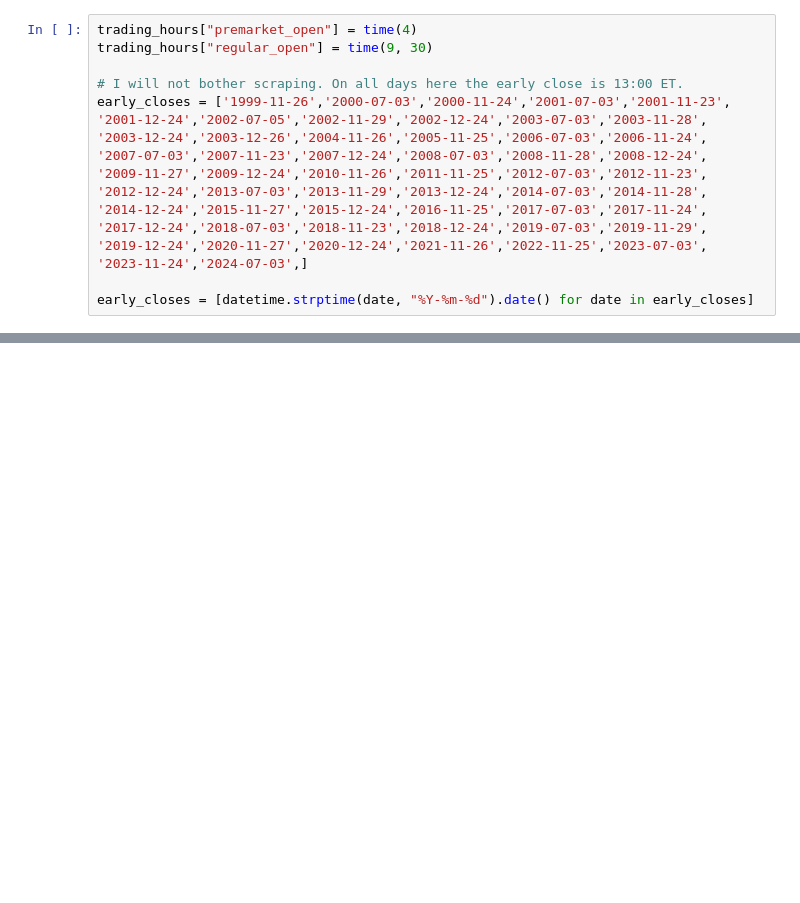
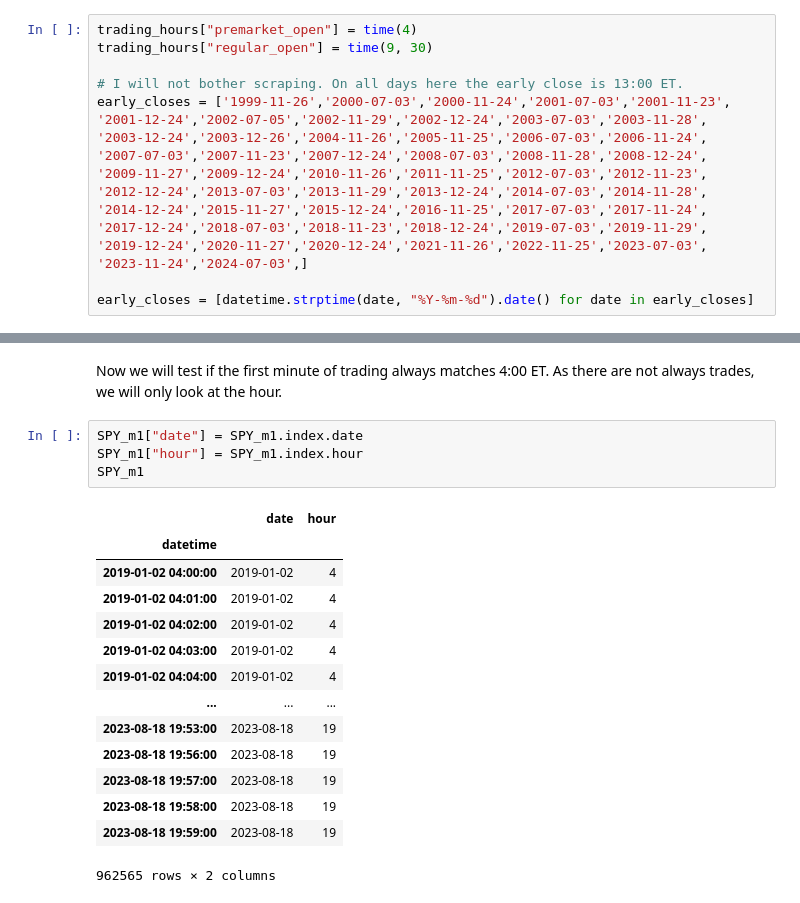
Before and after one commit to shinathan/QSExtended, a Jupyter notebook: data_import/polygon/download.ipynb, the cells around one changed output, grey strips where cells are left out. Cells and saved outputs as stored; diff of their text form; blank space fills up the shorter version.

```diff
--- a/data_import/polygon/download.ipynb
+++ b/data_import/polygon/download.ipynb
@@ -490,0 +535,21 @@ We are already running into a new problem. Contrary to the <code>tickers</code>,
+# %% [markdown]
+Now we will test if the first minute of trading always matches 4:00 ET. As there are not always trades, we will only look at the hour.
+# %%
+SPY_m1["date"] = SPY_m1.index.date
+SPY_m1["hour"] = SPY_m1.index.hour
+SPY_m1
+# %% [output]
+|  | date | hour |
+| datetime |  |  |
+| 2019-01-02 04:00:00 | 2019-01-02 | 4 |
+| 2019-01-02 04:01:00 | 2019-01-02 | 4 |
+| 2019-01-02 04:02:00 | 2019-01-02 | 4 |
+| 2019-01-02 04:03:00 | 2019-01-02 | 4 |
+| 2019-01-02 04:04:00 | 2019-01-02 | 4 |
+| ... | ... | ... |
+| 2023-08-18 19:53:00 | 2023-08-18 | 19 |
+| 2023-08-18 19:56:00 | 2023-08-18 | 19 |
+| 2023-08-18 19:57:00 | 2023-08-18 | 19 |
+| 2023-08-18 19:58:00 | 2023-08-18 | 19 |
+| 2023-08-18 19:59:00 | 2023-08-18 | 19 |
+962565 rows × 2 columns
```
Also changed, not shown: parts of 19 cells of this notebook, 1 other file.
